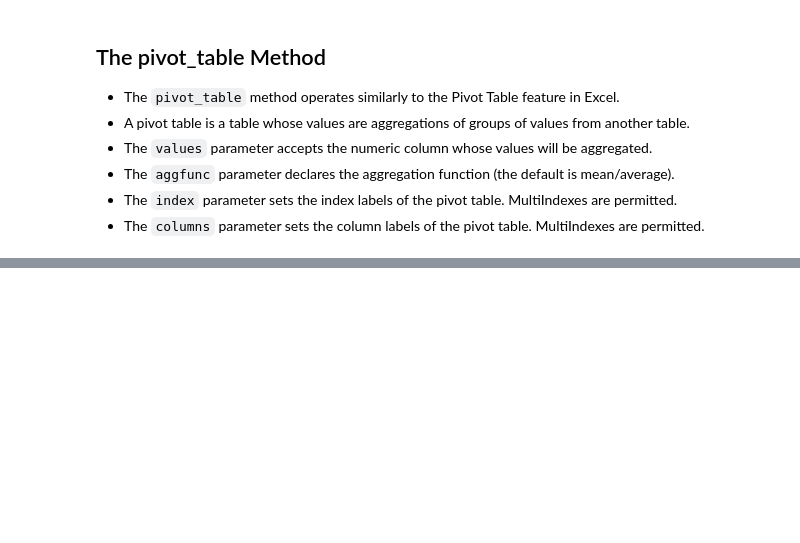
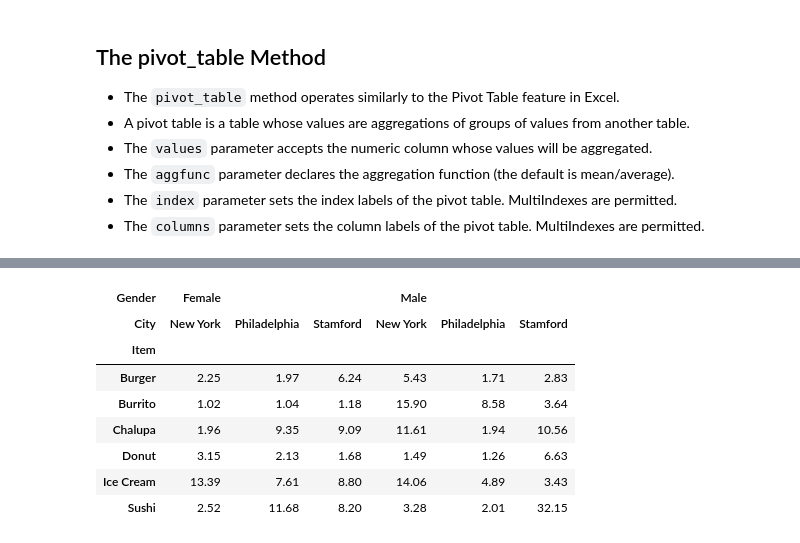
Before and after one commit to bocongamco/jupyter_learning, a Jupyter notebook: 08 - MultiIndex.ipynb, the cells around one changed output, grey strips where cells are left out. Drawn from its saved outputs; the diff is of its cells as text; code cells hidden in the pictures; blank space fills up the shorter version.

```diff
--- a/08 - MultiIndex.ipynb
+++ b/08 - MultiIndex.ipynb
@@ -396,3 +396,6 @@ quarters.melt(id_vars="Salesman")
 - The `aggfunc` parameter declares the aggregation function (the default is mean/average).
 - The `index` parameter sets the index labels of the pivot table. MultiIndexes are permitted.
 - The `columns` parameter sets the column labels of the pivot table. MultiIndexes are permitted.
+# %%
+foods = pd.read_csv("foods.csv")
+foods.head()
@@ -398,0 +409,28 @@ quarters.melt(id_vars="Salesman")
+# %%
+foods.pivot_table(values="Spend",index="Gender")
+foods.pivot_table(values="Spend",index="Gender",aggfunc="mean")
+foods.pivot_table(values="Spend",index="Gender",aggfunc="sum")
+
+foods.pivot_table(values="Spend",index="Item",aggfunc="sum")
+foods.pivot_table(values="Spend",index=["Gender","Item"],aggfunc="sum")
+
+foods.pivot_table(values="Spend",index=["Gender","Item"], columns= "City",aggfunc="sum")
+foods.pivot_table(values="Spend",index=["Item","Gender"], columns= "City",aggfunc="sum")
+
+
+foods.pivot_table(values="Spend",index="Item", columns= ["Gender","City"],aggfunc="sum")
+foods.pivot_table(values="Spend",index="Item", columns= ["Gender","City"],aggfunc="mean")
+
+foods.pivot_table(values="Spend",index="Item", columns= ["Gender","City"],aggfunc="count")
+foods.pivot_table(values="Spend",index="Item", columns= ["Gender","City"],aggfunc="max")
+foods.pivot_table(values="Spend",index="Item", columns= ["Gender","City"],aggfunc="min")
+# %% [output]
+| Gender | Female |  |  | Male |  |  |
+| City | New York | Philadelphia | Stamford | New York | Philadelphia | Stamford |
+| Item |  |  |  |  |  |  |
+| Burger | 2.25 | 1.97 | 6.24 | 5.43 | 1.71 | 2.83 |
+| Burrito | 1.02 | 1.04 | 1.18 | 15.90 | 8.58 | 3.64 |
+| Chalupa | 1.96 | 9.35 | 9.09 | 11.61 | 1.94 | 10.56 |
+| Donut | 3.15 | 2.13 | 1.68 | 1.49 | 1.26 | 6.63 |
+| Ice Cream | 13.39 | 7.61 | 8.80 | 14.06 | 4.89 | 3.43 |
+| Sushi | 2.52 | 11.68 | 8.20 | 3.28 | 2.01 | 32.15 |
```
Also changed, not shown: parts of 2 cells of this notebook.
